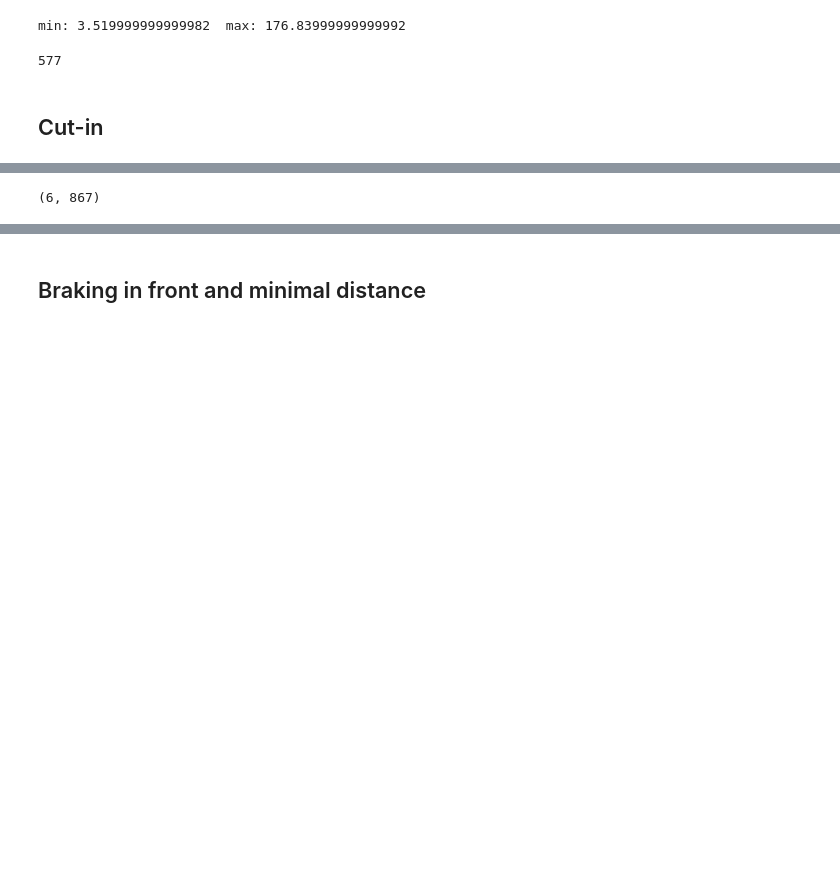
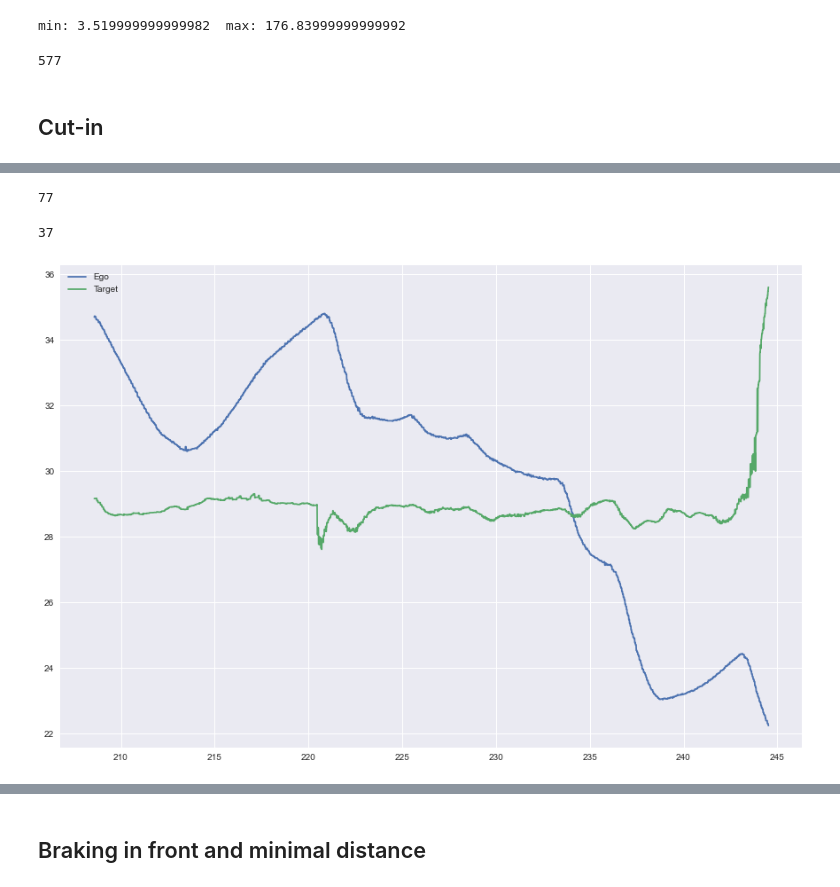
Before and after one commit to beatricetinto/Internship_Esteco, a Jupyter notebook: Improved_scenario_mining.ipynb, the cells around one changed output, grey strips where cells are left out. Cells and saved outputs as stored; diff of their text form; code cells hidden in the pictures; blank space fills up the shorter version.

```diff
--- a/Improved_scenario_mining.ipynb
+++ b/Improved_scenario_mining.ipynb
@@ -201,6 +205,13 @@ _=plt.ylabel("Target vehicles' velocity")
-# %%
-v_merge
-l = [(a,b) for a, b in v_merge if a>7.5 and b<5]
-len(l), len(v_merge)-len(l)
-# %% [output]
-(6, 867)
+# %%
+len(indici)
+# %% [output]
+77
+# %%
+k = indici[7]
+plt.plot(usable_traj[k].Host_vx, label="Ego")
+plt.plot(usable_traj[k].Target_vx, label="Target")
+plt.legend()
+k
+# %% [output]
+37
+[figure, added]
```
Also changed, not shown: parts of 18 cells of this notebook.
